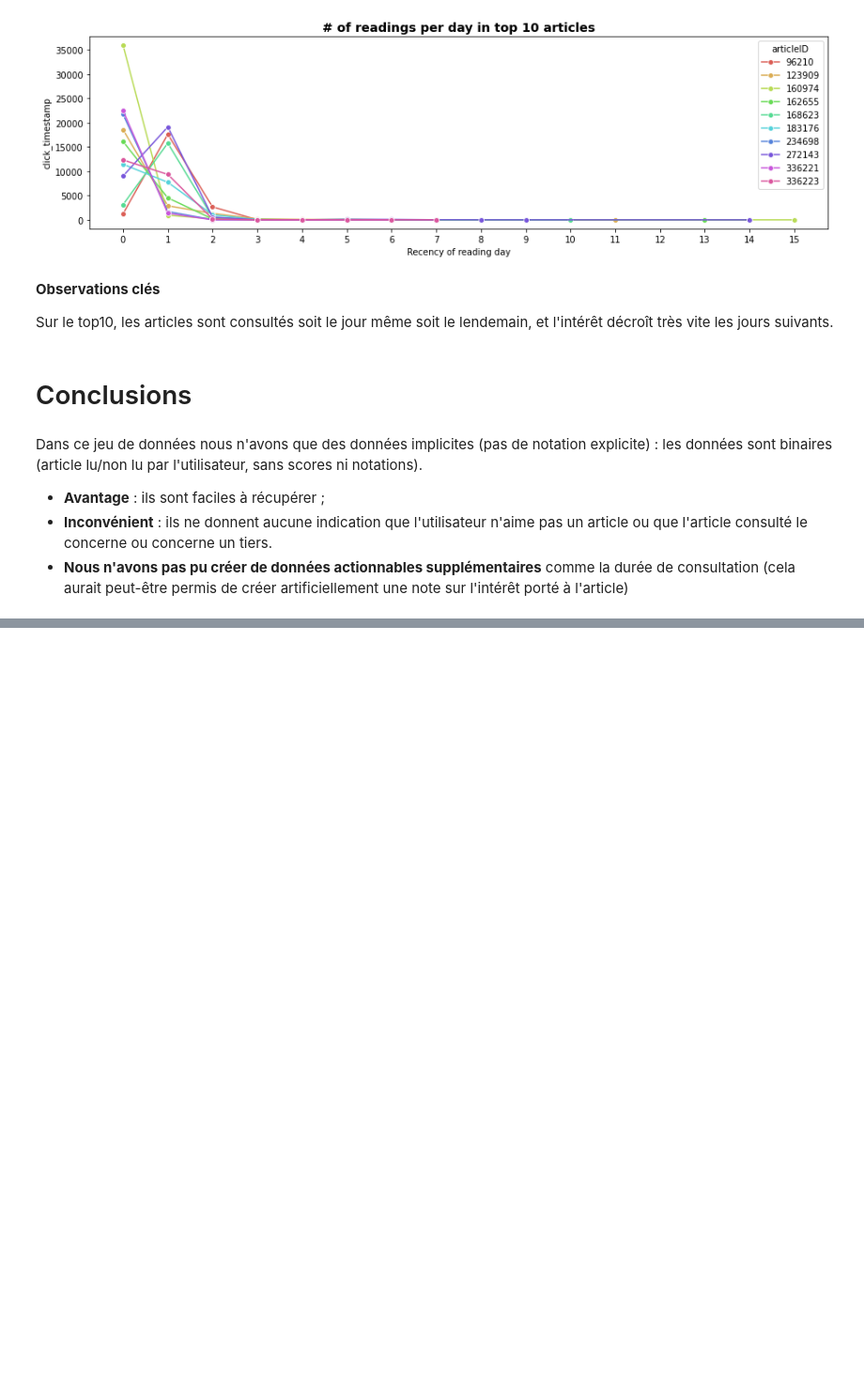
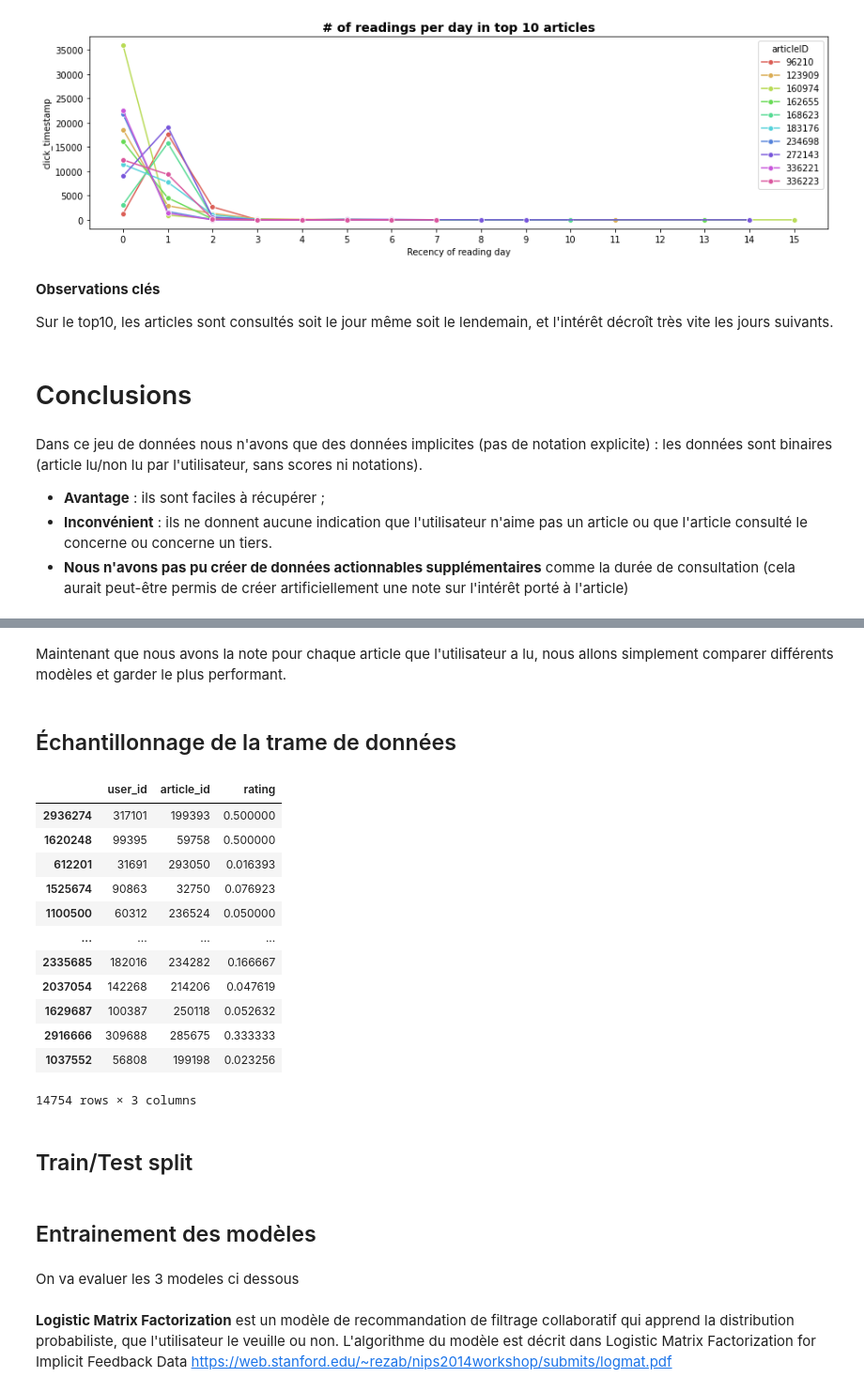
Before and after one commit to MorlotN/P9_OCR, a Jupyter notebook: Morlot_Nicolas_2_scripts_122022.ipynb, the cells around one changed output, grey strips where cells are left out. Shown at 94% size. Cells and saved outputs as stored; diff of their text form; code cells hidden in the pictures; blank space fills up the shorter version.

```diff
--- a/Morlot_Nicolas_2_scripts_122022.ipynb
+++ b/Morlot_Nicolas_2_scripts_122022.ipynb
@@ -455,0 +697,24 @@ Dans ce jeu de données nous n'avons que des données implicites (pas de notatio
+# %% [markdown]
+Maintenant que nous avons la note pour chaque article que l'utilisateur a lu, nous allons simplement comparer différents modèles et garder le plus performant.
+# %% [markdown]
+## Échantillonnage de la trame de données
+# %%
+SAMPLE_RATIO = 0.005
+ratings_sample = ratings.sample(frac=SAMPLE_RATIO, random_state=8989)
+ratings_sample
+# %% [output]
+|  | user_id | article_id | rating |
+| 2936274 | 317101 | 199393 | 0.500000 |
+| 1620248 | 99395 | 59758 | 0.500000 |
+| 612201 | 31691 | 293050 | 0.016393 |
+| 1525674 | 90863 | 32750 | 0.076923 |
+| 1100500 | 60312 | 236524 | 0.050000 |
+| ... | ... | ... | ... |
+| 2335685 | 182016 | 234282 | 0.166667 |
+| 2037054 | 142268 | 214206 | 0.047619 |
+| 1629687 | 100387 | 250118 | 0.052632 |
+| 2916666 | 309688 | 285675 | 0.333333 |
+| 1037552 | 56808 | 199198 | 0.023256 |
+14754 rows × 3 columns
+# %% [markdown]
+## Train/Test split
@@ -455,0 +724,2 @@ Dans ce jeu de données nous n'avons que des données implicites (pas de notatio
+# %% [markdown]
+## Entrainement des modèles
@@ -455,0 +736,4 @@ Dans ce jeu de données nous n'avons que des données implicites (pas de notatio
+# %% [markdown]
+On va evaluer les 3 modeles ci dessous
+# %% [markdown]
+**Logistic Matrix Factorization** est un modèle de recommandation de filtrage collaboratif qui apprend la distribution probabiliste, que l'utilisateur le veuille ou non. L'algorithme du modèle est décrit dans Logistic Matrix Factorization for Implicit Feedback Data <https://web.stanford.edu/~rezab/nips2014workshop/submits/logmat.pdf>
```
Also changed, not shown: parts of 46 cells of this notebook.
